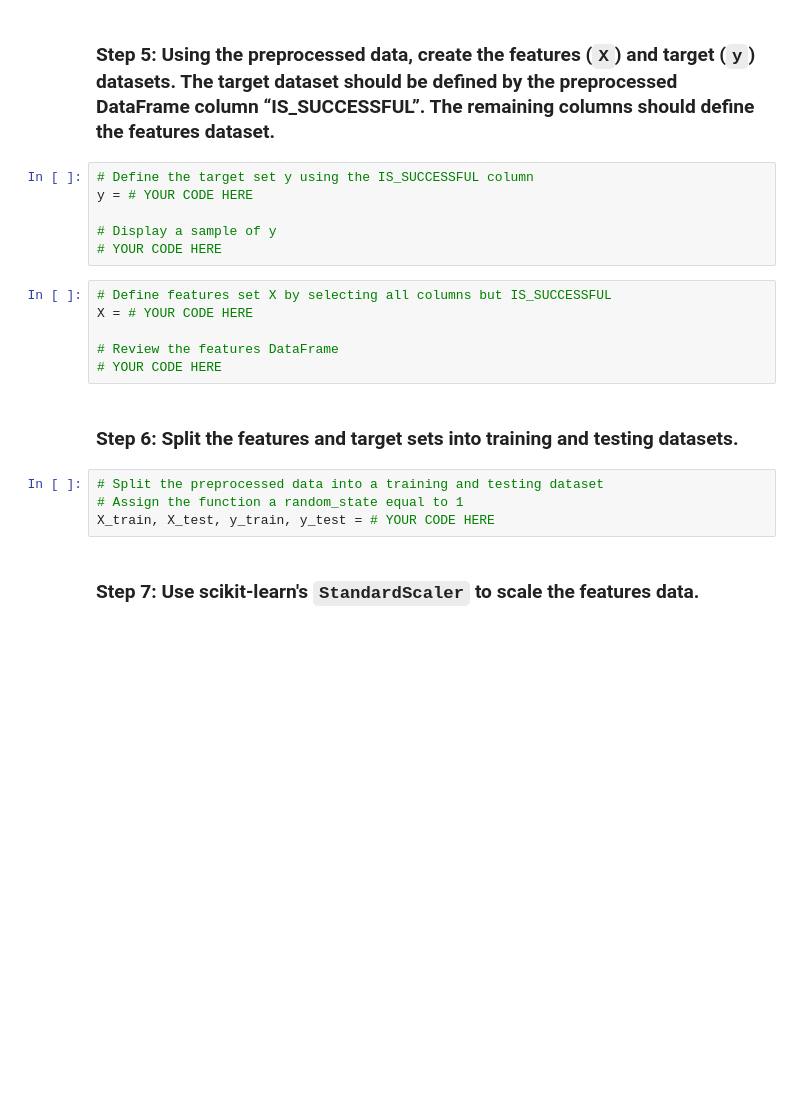
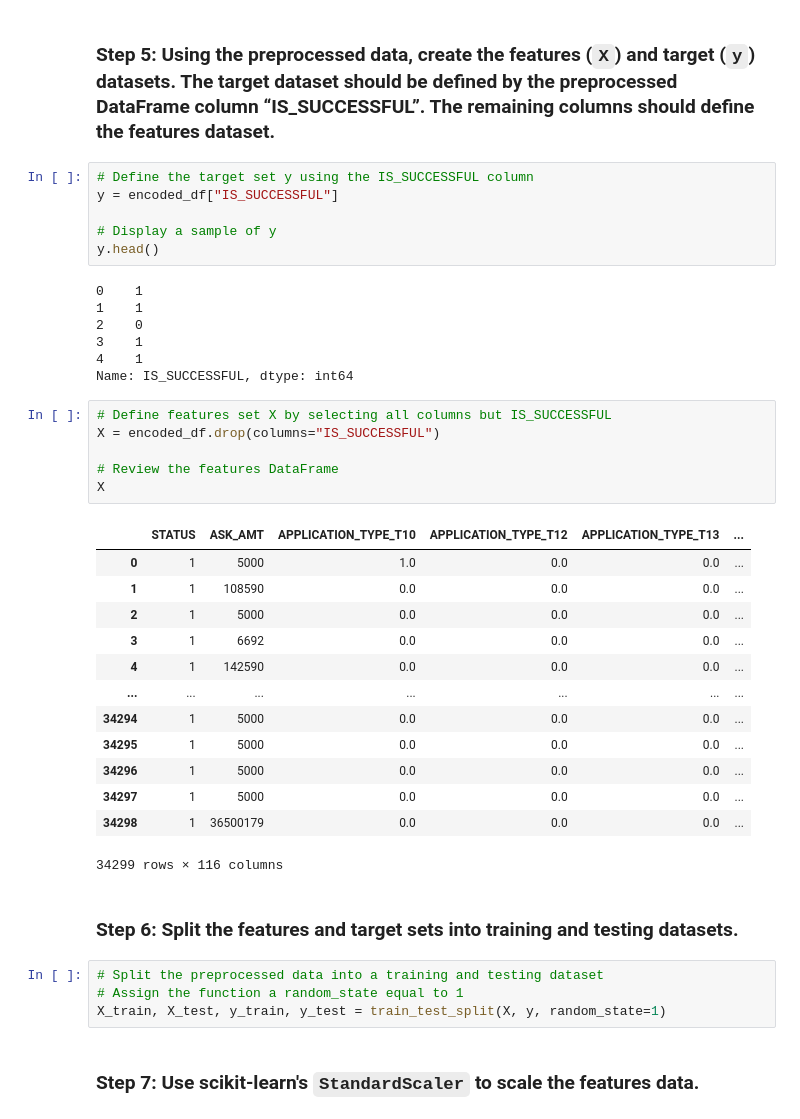
Before and after one commit to lrb924/Venture_Funding_with_Deep_Learning, a Jupyter notebook: venture_funding_with_deep_learning.ipynb, the cells around one changed output. Cells and saved outputs as stored; diff of their text form; blank space fills up the shorter version.

```diff
--- a/venture_funding_with_deep_learning.ipynb
+++ b/venture_funding_with_deep_learning.ipynb
@@ -146,22 +233,43 @@ encoded_df = # YOUR CODE HERE
 ### Step 5: Using the preprocessed data, create the features (`X`) and target (`y`) datasets. The target dataset should be defined by the preprocessed DataFrame column “IS_SUCCESSFUL”. The remaining columns should define the features dataset.
 # %%
 # Define the target set y using the IS_SUCCESSFUL column
-y = # YOUR CODE HERE
+y = encoded_df["IS_SUCCESSFUL"]
 
 # Display a sample of y
-# YOUR CODE HERE
+y.head()
+# %% [output]
+0    1
+1    1
+2    0
+3    1
+4    1
+Name: IS_SUCCESSFUL, dtype: int64
 # %%
 # Define features set X by selecting all columns but IS_SUCCESSFUL
-X = # YOUR CODE HERE
+X = encoded_df.drop(columns="IS_SUCCESSFUL")
 
 # Review the features DataFrame
-# YOUR CODE HERE
+X
+# %% [output]
+|  | STATUS | ASK_AMT | APPLICATION_TYPE_T10 | APPLICATION_TYPE_T12 | APPLICATION_TYPE_T13 | ... |
+| 0 | 1 | 5000 | 1.0 | 0.0 | 0.0 | ... |
+| 1 | 1 | 108590 | 0.0 | 0.0 | 0.0 | ... |
+| 2 | 1 | 5000 | 0.0 | 0.0 | 0.0 | ... |
+| 3 | 1 | 6692 | 0.0 | 0.0 | 0.0 | ... |
+| 4 | 1 | 142590 | 0.0 | 0.0 | 0.0 | ... |
+| ... | ... | ... | ... | ... | ... | ... |
+| 34294 | 1 | 5000 | 0.0 | 0.0 | 0.0 | ... |
+| 34295 | 1 | 5000 | 0.0 | 0.0 | 0.0 | ... |
+| 34296 | 1 | 5000 | 0.0 | 0.0 | 0.0 | ... |
+| 34297 | 1 | 5000 | 0.0 | 0.0 | 0.0 | ... |
+| 34298 | 1 | 36500179 | 0.0 | 0.0 | 0.0 | ... |
+34299 rows × 116 columns
 # %% [markdown]
 ### Step 6: Split the features and target sets into training and testing datasets.
 # %%
 # Split the preprocessed data into a training and testing dataset
 # Assign the function a random_state equal to 1
-X_train, X_test, y_train, y_test = # YOUR CODE HERE
+X_train, X_test, y_train, y_test = train_test_split(X, y, random_state=1)
 # %% [markdown]
 ### Step 7: Use scikit-learn's `StandardScaler` to scale the features data.
 # %%
```
Also changed, not shown: parts of 42 cells of this notebook, 3 other files.
